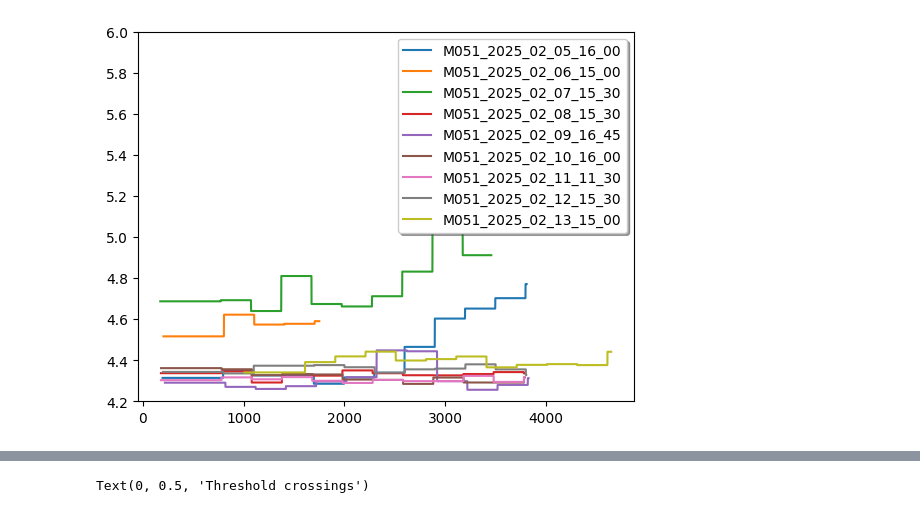
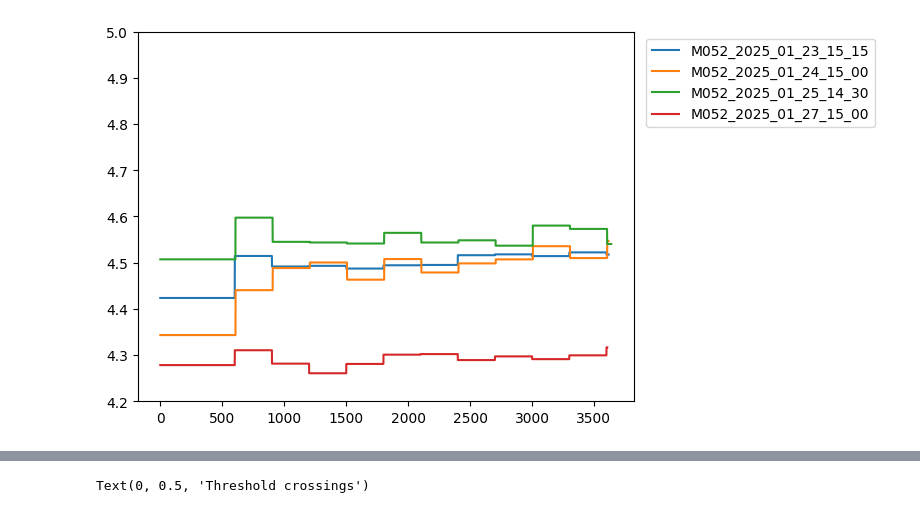
Before and after one commit to CeciliaGallego/opBCI_analysis, a Jupyter notebook: opBCI_analysis_multiple sessions.ipynb, the cells around one changed output, grey strips where cells are left out. Saved outputs shown, nothing was run; the diff lists cells and outputs as text; code cells hidden in the pictures.

```diff
--- a/opBCI_analysis_multiple sessions.ipynb
+++ b/opBCI_analysis_multiple sessions.ipynb
@@ -13,16 +14,16 @@ from util import prep
 # %%
 # List of sessions
 # sessions = ["M052_2025_01_23_15_15", "M052_2025_01_24_15_00", "M052_2025_01_25_14_30", "M052_2025_01_27_15_00"]
-sessions = ["M051_2025_02_05_16_00", "M051_2025_02_06_15_00", "M051_2025_02_07_15_30", "M051_2025_02_08_15_30",
-            "M051_2025_02_09_16_45", "M051_2025_02_10_16_00","M051_2025_02_11_11_30","M051_2025_02_12_15_30","M051_2025_02_13_15_00"]
+# sessions = ["M051_2025_02_05_16_00", "M051_2025_02_06_15_00", "M051_2025_02_07_15_30", "M051_2025_02_08_15_30","M051_2025_02_09_16_45", "M051_2025_02_10_16_00","M051_2025_02_11_11_30","M051_2025_02_12_15_30","M051_2025_02_13_15_00","M051_2025_02_14_15_00"]
+# sessions = ["M056_2025_02_18_16_00","M056_2025_02_19_11_00","M056_2025_02_20_11_30","M056_2025_02_21_11_00"]
 
 data_dir = 'C:/Users/Cecilia/data/raw'
-animal = sessions[0][0:4]
 
 # List to store logs for each session
 session_logs = []
 
 for session in sessions:
+    animal = session[0:4]
     last_node = prep.load_BCI_log(data_dir + '/' + animal + '/' + session +  '/' + session + '_Process-get_last_node.log')
     middle_node = prep.load_BCI_log(data_dir + '/' + animal + '/' + session +  '/' + session + '_Process-get_middle_node1.log')
     save_node = prep.load_BCI_log(data_dir + '/' + animal + '/' + session +  '/' + session + '_Process-get_save_node.log')
@@ -83,6 +54,8 @@ rewarded_bci_value_all = []
 th_value_all = []
 time_th_value_all = []
 ccs_all = []
+pca1_all = []
+pca2_all = []
 
 for session, logs in session_logs:
 
@@ -134,6 +107,15 @@ for session, logs in session_logs:
             mask[start:end] = True
     rewarded_bci_value = np.where(mask, bci_value, 0)
 
+    filtered_log = logs[logs['message'].str.contains(r'pca1_matrix=')]
+    pca1 = filtered_log['message'].str.extract(r'pca1_matrix=(\[\[.*?\]\])')[0]
+    pca1 = [np.array(eval(row)) for row in pca1]
+
+    filtered_log = logs[logs['message'].str.contains(r'pca2_matrix=')]
+    pca2 = filtered_log['message'].str.extract(r'pca2_matrix=(\[\[.*?\]\])')[0]
+    pca2 = [np.array(eval(row)) for row in pca2]
+
+
     cursor_all.append(cursor)
     cursor_avg_all.append(cursor_avg)
     time_cursor_all.append(time_cursor)
@@ -142,12 +124,15 @@ for session, logs in session_logs:
     rewarded_bci_value_all.append(rewarded_bci_value)
     th_value_all.append(th_value)
     ccs_all.append(ccs)
+    pca1_all.append(pca1)
+    pca2_all.append(pca2)
 # %%
 for session in range(len(sessions)):
-    plt.plot(time_cursor_all[session],th_value_all[session], label=sessions[session])
-    legend = plt.legend(loc='upper right', shadow=True)
+    t = time_cursor_all[session]-time_cursor_all[session][0]
+    plt.plot(t,th_value_all[session], label=sessions[session])
+    plt.legend(loc='upper right', bbox_to_anchor=(1.5, 1))
 
-    plt.ylim(4.2,6)
+    plt.ylim(4.2,5)
 # %% [output]
-[figure, old version]
+[figure, new version]
 # %%
```
Also changed, not shown: parts of 17 cells of this notebook, 1 other file.
